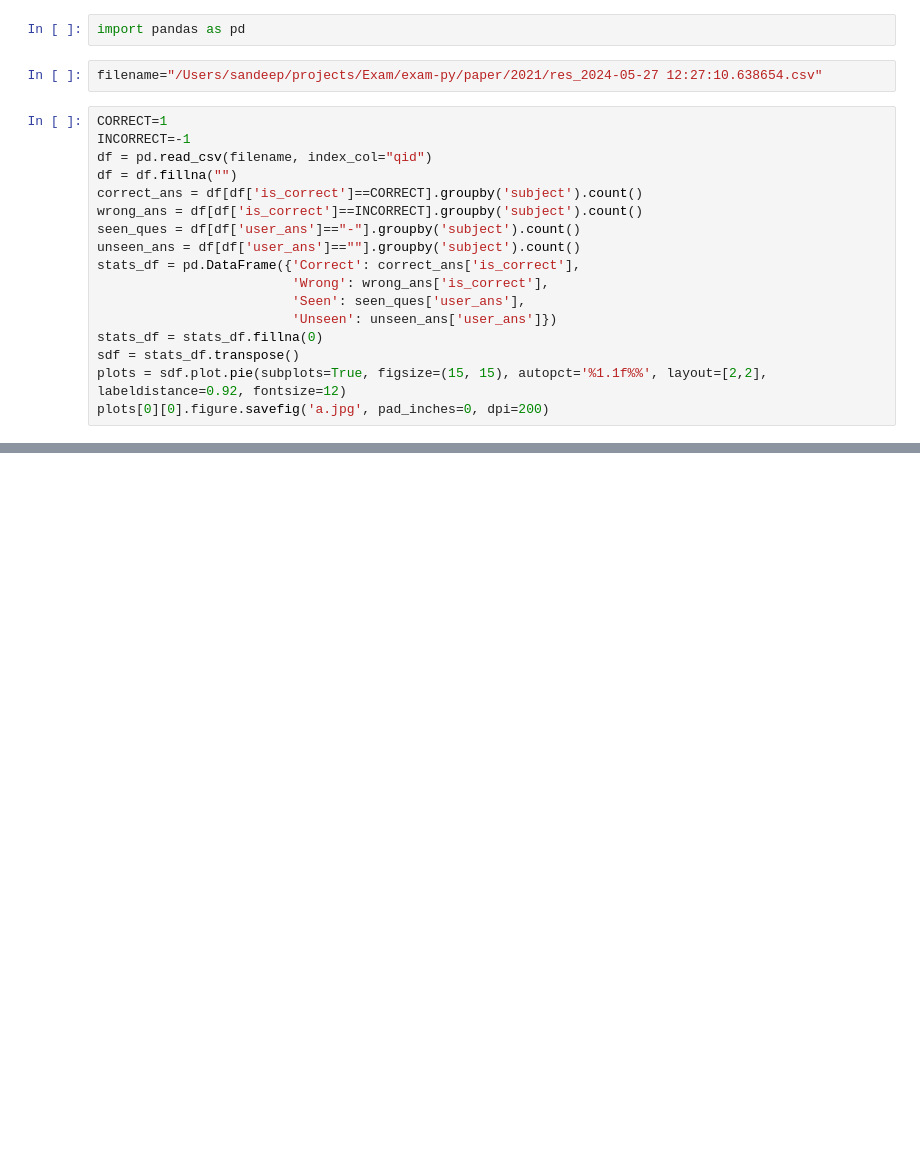
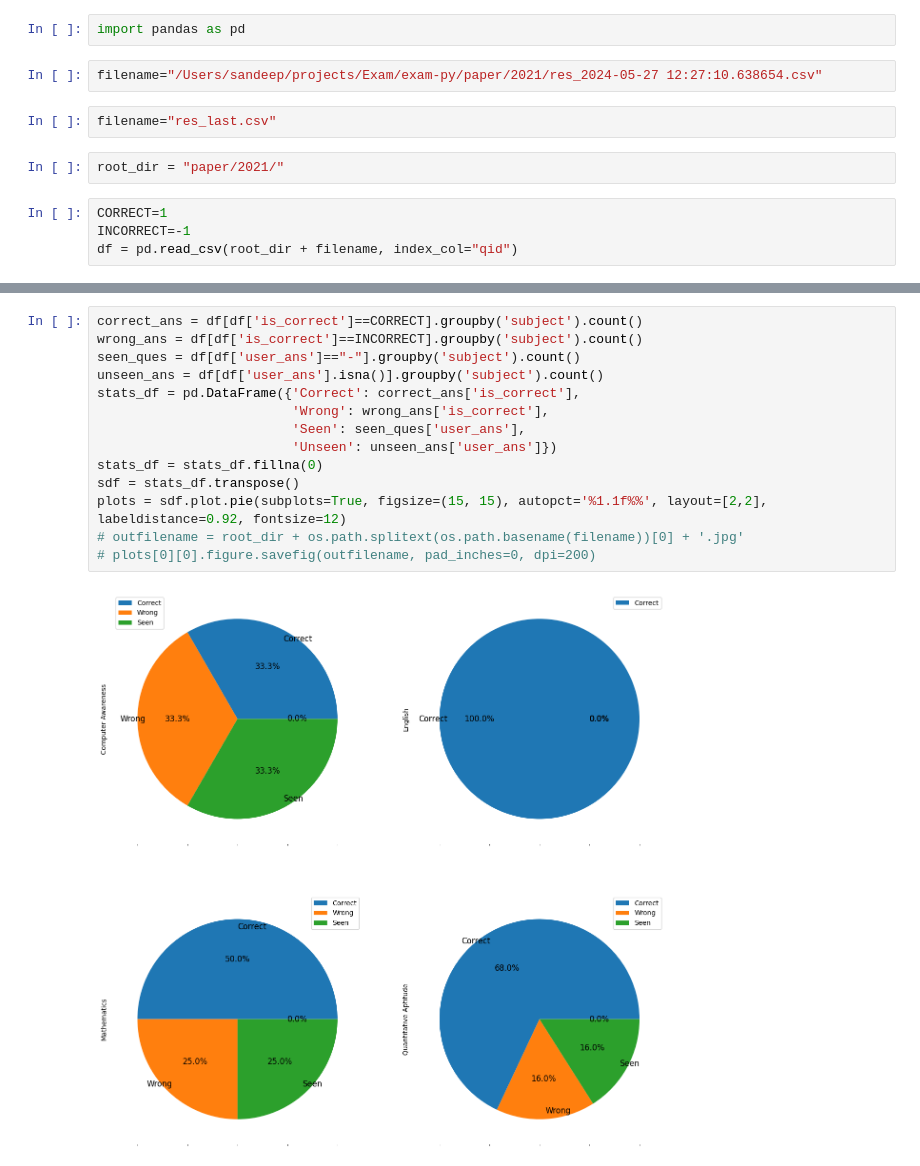
Before and after one commit to sandeepnRES/exam-py, a Jupyter notebook: Untitled.ipynb, the cells around one changed output, grey strips where cells are left out. Cells and saved outputs as stored; diff of their text form; blank space fills up the shorter version.

```diff
--- a/Untitled.ipynb
+++ b/Untitled.ipynb
@@ -2,20 +2,11 @@
 import pandas as pd
 # %%
 filename="/Users/sandeep/projects/Exam/exam-py/paper/2021/res_2024-05-27 12:27:10.638654.csv"
+# %%
+filename="res_last.csv"
+# %%
+root_dir = "paper/2021/"
 # %%
 CORRECT=1
 INCORRECT=-1
-df = pd.read_csv(filename, index_col="qid")
-df = df.fillna("")
-correct_ans = df[df['is_correct']==CORRECT].groupby('subject').count()
-wrong_ans = df[df['is_correct']==INCORRECT].groupby('subject').count()
-seen_ques = df[df['user_ans']=="-"].groupby('subject').count()
-unseen_ans = df[df['user_ans']==""].groupby('subject').count()
-stats_df = pd.DataFrame({'Correct': correct_ans['is_correct'],
-                         'Wrong': wrong_ans['is_correct'],
-                         'Seen': seen_ques['user_ans'],
-                         'Unseen': unseen_ans['user_ans']})
-stats_df = stats_df.fillna(0)
-sdf = stats_df.transpose()
-plots = sdf.plot.pie(subplots=True, figsize=(15, 15), autopct='%1.1f%%', layout=[2,2], labeldistance=0.92, fontsize=12)
-plots[0][0].figure.savefig('a.jpg', pad_inches=0, dpi=200)
+df = pd.read_csv(root_dir + filename, index_col="qid")
@@ -30,0 +39,16 @@ os.path.splitext(os.path.basename("res_2024-05-27 12:27:10.638654.csv"))[0]
+# %%
+correct_ans = df[df['is_correct']==CORRECT].groupby('subject').count()
+wrong_ans = df[df['is_correct']==INCORRECT].groupby('subject').count()
+seen_ques = df[df['user_ans']=="-"].groupby('subject').count()
+unseen_ans = df[df['user_ans'].isna()].groupby('subject').count()
+stats_df = pd.DataFrame({'Correct': correct_ans['is_correct'],
+                         'Wrong': wrong_ans['is_correct'],
+                         'Seen': seen_ques['user_ans'],
+                         'Unseen': unseen_ans['user_ans']})
+stats_df = stats_df.fillna(0)
+sdf = stats_df.transpose()
+plots = sdf.plot.pie(subplots=True, figsize=(15, 15), autopct='%1.1f%%', layout=[2,2], labeldistance=0.92, fontsize=12)
+# outfilename = root_dir + os.path.splitext(os.path.basename(filename))[0] + '.jpg'
+# plots[0][0].figure.savefig(outfilename, pad_inches=0, dpi=200)
+# %% [output]
+[figure, added]
```
Also changed, not shown: parts of 8 cells of this notebook, 4 other files.
